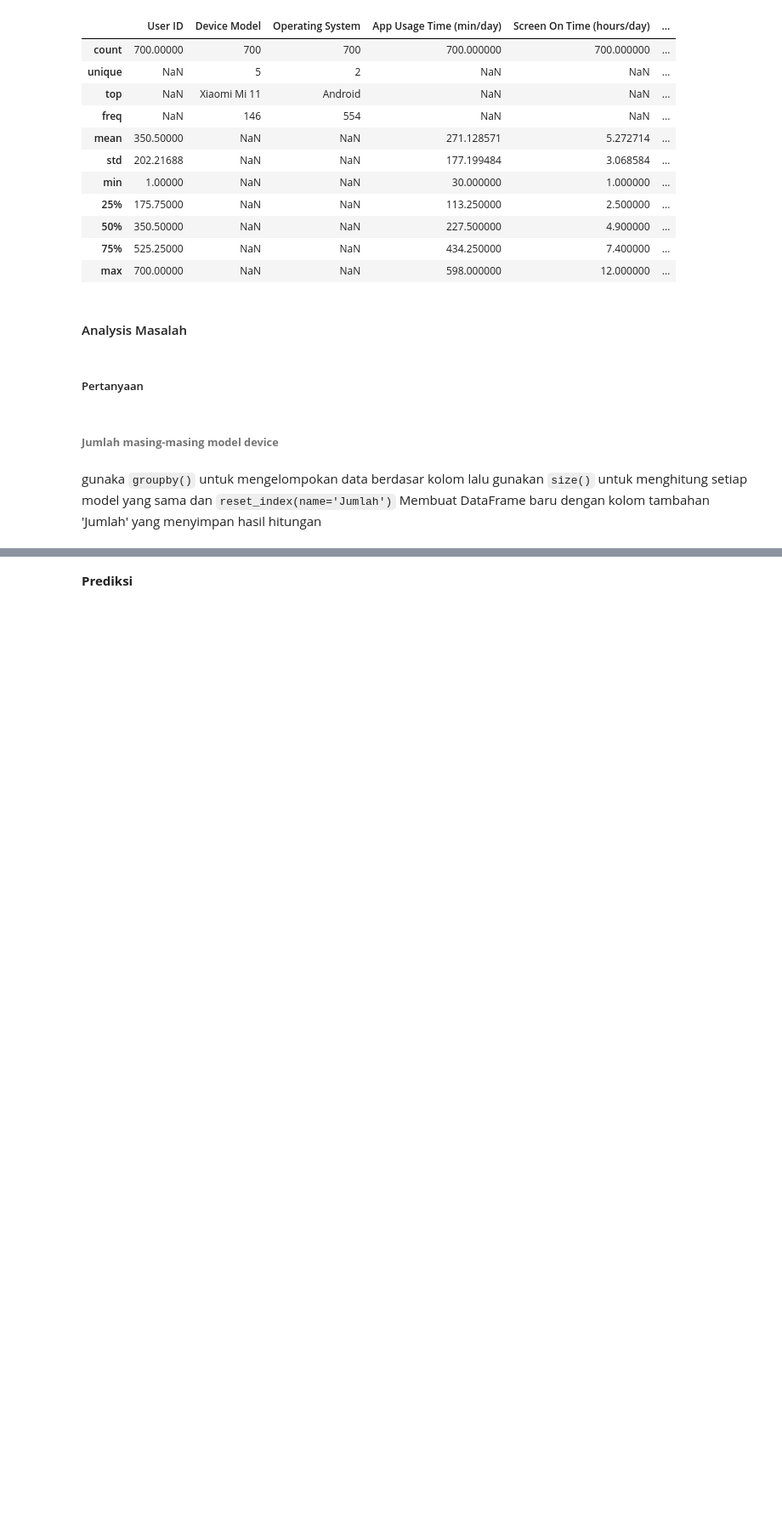
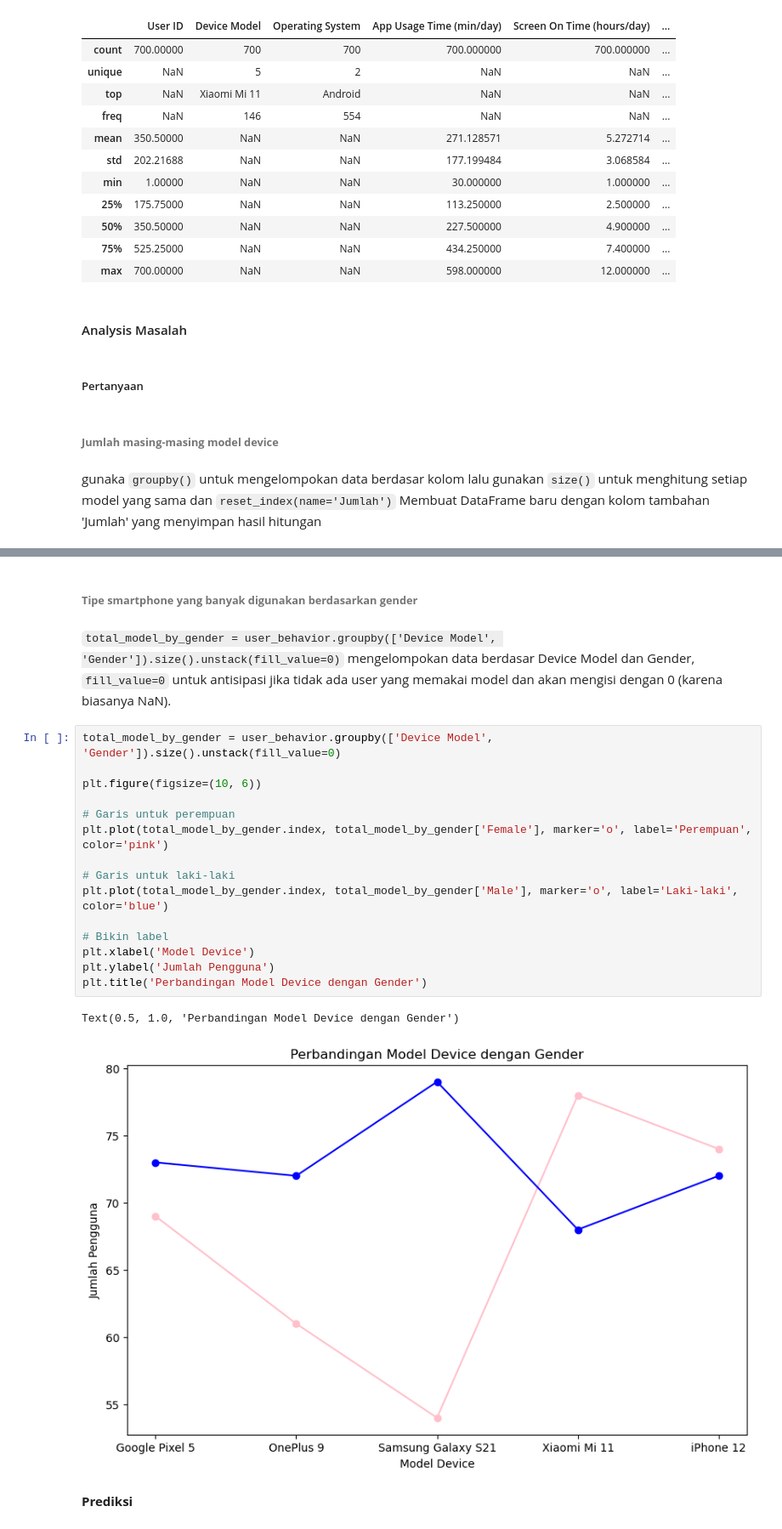
Before and after one commit to Bokibyte/PProKom, a Jupyter notebook: Semester_3/Data_Mining/P2_1611/Project_UTS.ipynb, the cells around one changed output, grey strips where cells are left out. Shown at 85% size. Drawn from its saved outputs; the diff is of its cells as text; blank space fills up the shorter version.

```diff
--- a/Semester_3/Data_Mining/P2_1611/Project_UTS.ipynb
+++ b/Semester_3/Data_Mining/P2_1611/Project_UTS.ipynb
@@ -232,2 +242,24 @@ plt.show()
+# %% [markdown]
+###### **Tipe smartphone yang banyak digunakan berdasarkan gender**
+# %% [markdown]
+`total_model_by_gender = user_behavior.groupby(['Device Model', 'Gender']).size().unstack(fill_value=0)` mengelompokan data berdasar Device Model dan Gender, `fill_value=0` untuk antisipasi jika tidak ada user yang memakai model dan akan mengisi dengan 0 (karena biasanya NaN).
+# %%
+total_model_by_gender = user_behavior.groupby(['Device Model', 'Gender']).size().unstack(fill_value=0)
+
+plt.figure(figsize=(10, 6))
+
+# Garis untuk perempuan
+plt.plot(total_model_by_gender.index, total_model_by_gender['Female'], marker='o', label='Perempuan', color='pink')
+
+# Garis untuk laki-laki
+plt.plot(total_model_by_gender.index, total_model_by_gender['Male'], marker='o', label='Laki-laki', color='blue')
+
+# Bikin label
+plt.xlabel('Model Device')
+plt.ylabel('Jumlah Pengguna')
+plt.title('Perbandingan Model Device dengan Gender')
+# %% [output]
+Text(0.5, 1.0, 'Perbandingan Model Device dengan Gender')
+[figure, added]
 # %% [markdown]
 **Prediksi**
```
Also changed, not shown: parts of 3 cells of this notebook.
